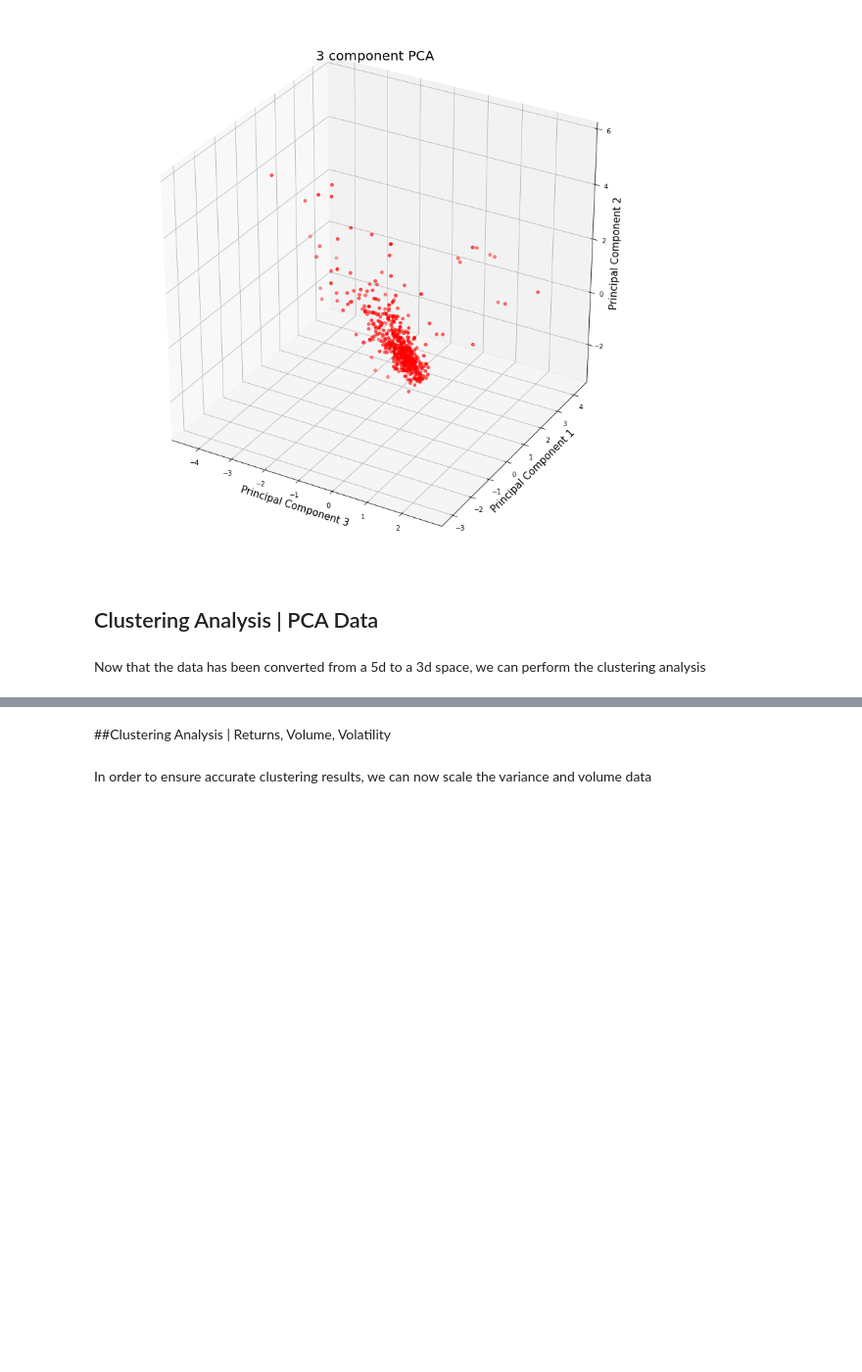
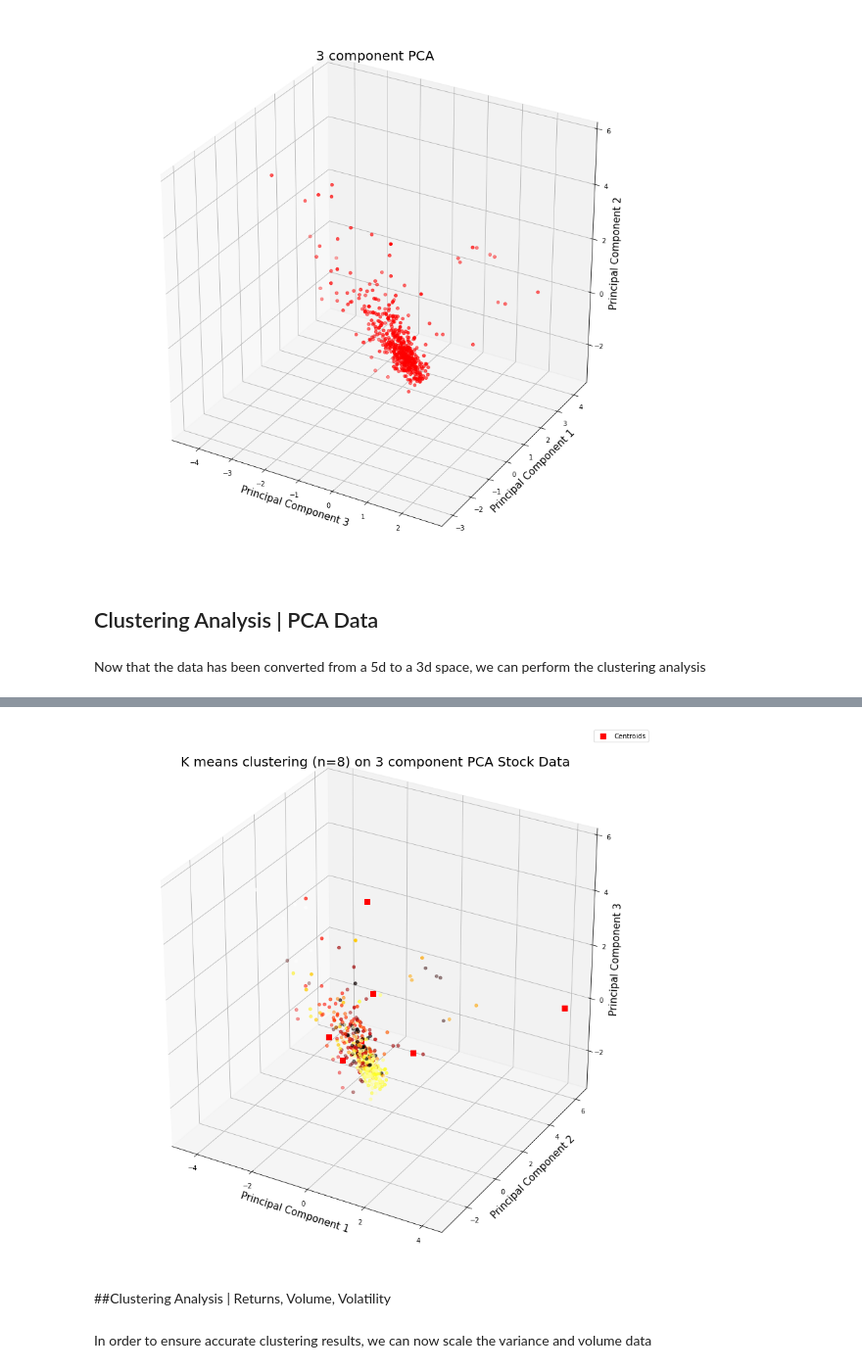
Before and after one commit to CAP4770-group9-project/final-project, a Jupyter notebook: k-means-clustering.ipynb, the cells around one changed output, grey strips where cells are left out. Shown at 98% size. Saved outputs shown, nothing was run; the diff lists cells and outputs as text; code cells hidden in the pictures; blank space fills up the shorter version.

```diff
--- a/k-means-clustering.ipynb
+++ b/k-means-clustering.ipynb
@@ -567,3 +596,34 @@ Now that the data has been converted from a 5d to a 3d space, we can perform the
+# %%
+import  pylab as pl
+
+#compute K means with n = 8 and get centroids
+kmeans = KMeans(n_clusters = 8)
+kmeans.fit(X)
+centroids = kmeans.cluster_centers_
+#print(centroids)
+#print(kmeans.labels_)
+fig = plt.figure(figsize = (15,15))
+ax = fig.add_subplot(111, projection='3d')
+ax.set_xlabel('Principal Component 3', fontsize = 15)
+ax.set_ylabel('Principal Component 1', fontsize = 15)
+ax.set_zlabel('Principal Component 2', fontsize = 15)
+ax.set_title('K means clustering (n=8) on 3 component PCA Stock Data', fontsize = 20)
+
+x = list(labeled_PCA_df['principal component 3'].dropna().values)
+y = list(labeled_PCA_df['principal component 1'].dropna().values)
+z = list(labeled_PCA_df['principal component 2'].dropna().values)
+
+
+ax.scatter(x, y, z, c=k_means.labels_, marker='o')
+plot(centroids[:,0],centroids[:,1],centroids[:,2],'sr',markersize=8)
+ax.legend(['Centroids'])
+ax.set_xlabel('Principal Component 1')
+ax.set_ylabel('Principal Component 2')
+ax.set_zlabel('Principal Component 3')
+
+plt.show()
+# %% [output]
+[figure, added]
 # %% [markdown]
 ##Clustering Analysis | Returns, Volume, Volatility
 # %%
```
Also changed, not shown: parts of 16 cells of this notebook.
